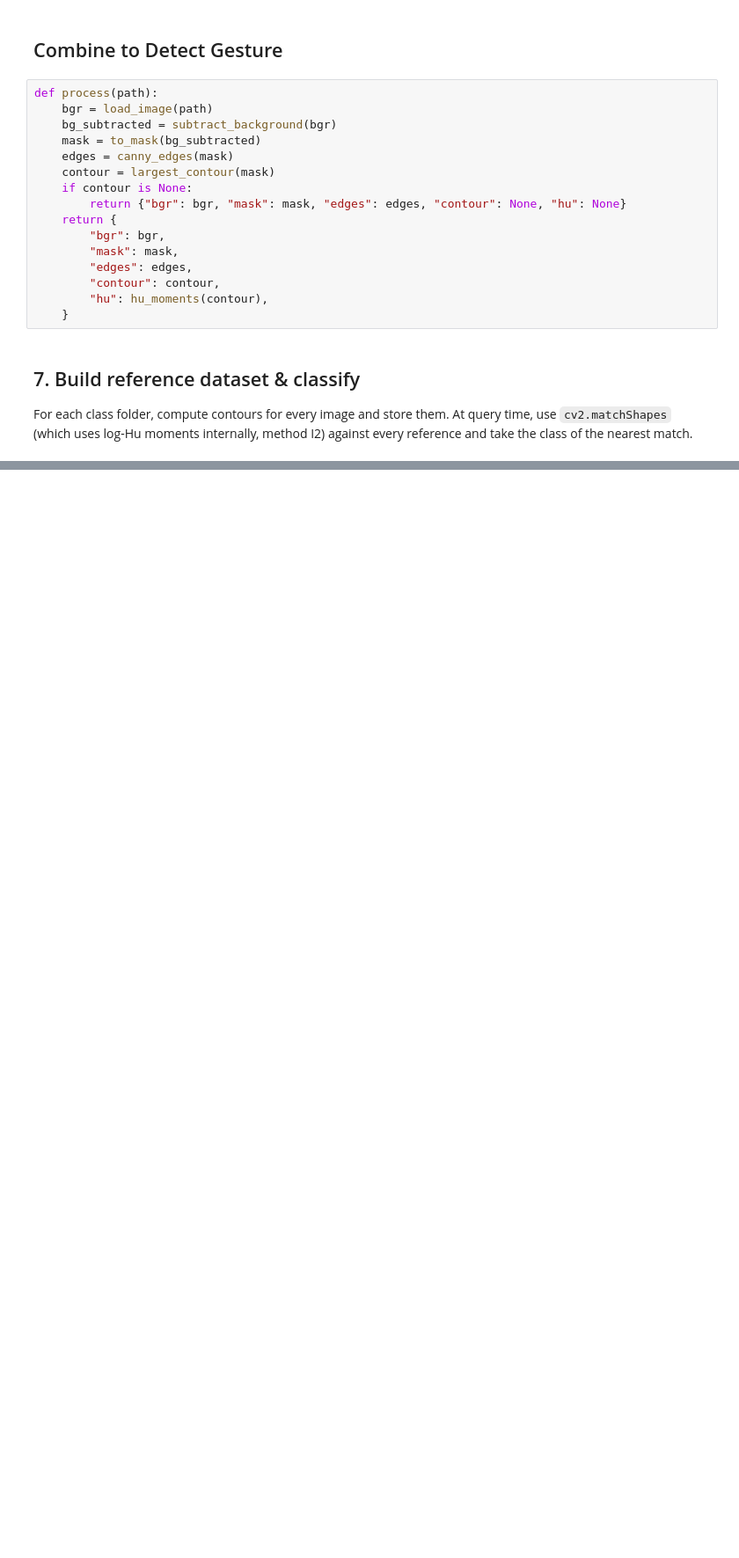
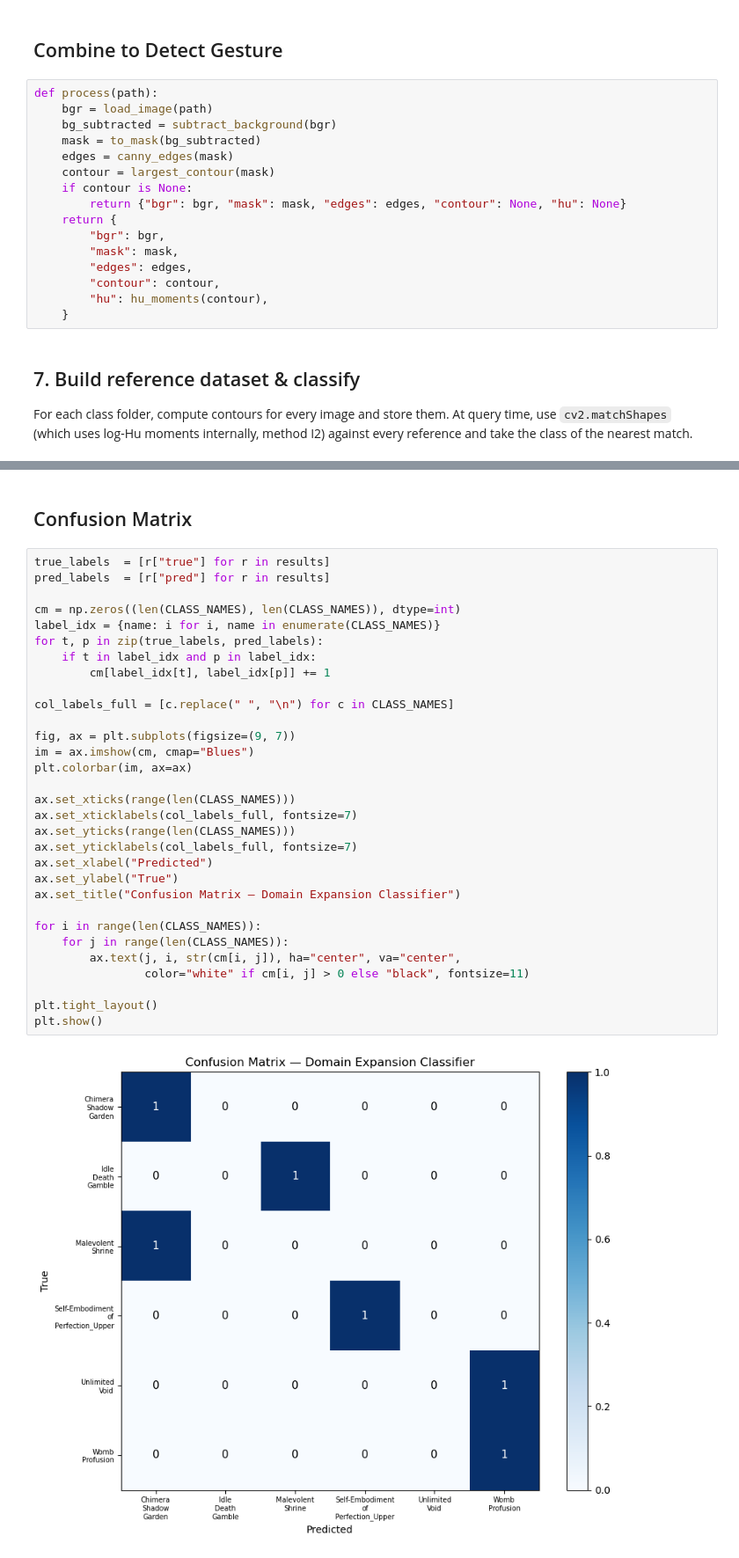
Before and after one commit to ahsieh25/DomainDetector, a Jupyter notebook: domain_detector.ipynb, the cells around one changed output, grey strips where cells are left out. Shown at 88% size. Drawn from its saved outputs; the diff is of its cells as text; blank space fills up the shorter version.

```diff
--- a/domain_detector.ipynb
+++ b/domain_detector.ipynb
@@ -138,0 +266,35 @@ For each class folder, compute contours for every image and store them. At query
+# %% [markdown]
+## Confusion Matrix
+# %%
+true_labels  = [r["true"] for r in results]
+pred_labels  = [r["pred"] for r in results]
+
+cm = np.zeros((len(CLASS_NAMES), len(CLASS_NAMES)), dtype=int)
+label_idx = {name: i for i, name in enumerate(CLASS_NAMES)}
+for t, p in zip(true_labels, pred_labels):
+    if t in label_idx and p in label_idx:
+        cm[label_idx[t], label_idx[p]] += 1
+
+col_labels_full = [c.replace(" ", "\n") for c in CLASS_NAMES]
+
+fig, ax = plt.subplots(figsize=(9, 7))
+im = ax.imshow(cm, cmap="Blues")
+plt.colorbar(im, ax=ax)
+
+ax.set_xticks(range(len(CLASS_NAMES)))
+ax.set_xticklabels(col_labels_full, fontsize=7)
+ax.set_yticks(range(len(CLASS_NAMES)))
+ax.set_yticklabels(col_labels_full, fontsize=7)
+ax.set_xlabel("Predicted")
+ax.set_ylabel("True")
+ax.set_title("Confusion Matrix — Domain Expansion Classifier")
+
+for i in range(len(CLASS_NAMES)):
+    for j in range(len(CLASS_NAMES)):
+        ax.text(j, i, str(cm[i, j]), ha="center", va="center",
+                color="white" if cm[i, j] > 0 else "black", fontsize=11)
+
+plt.tight_layout()
+plt.show()
+# %% [output]
+[figure, added]
```
Also changed, not shown: parts of 10 cells of this notebook.
